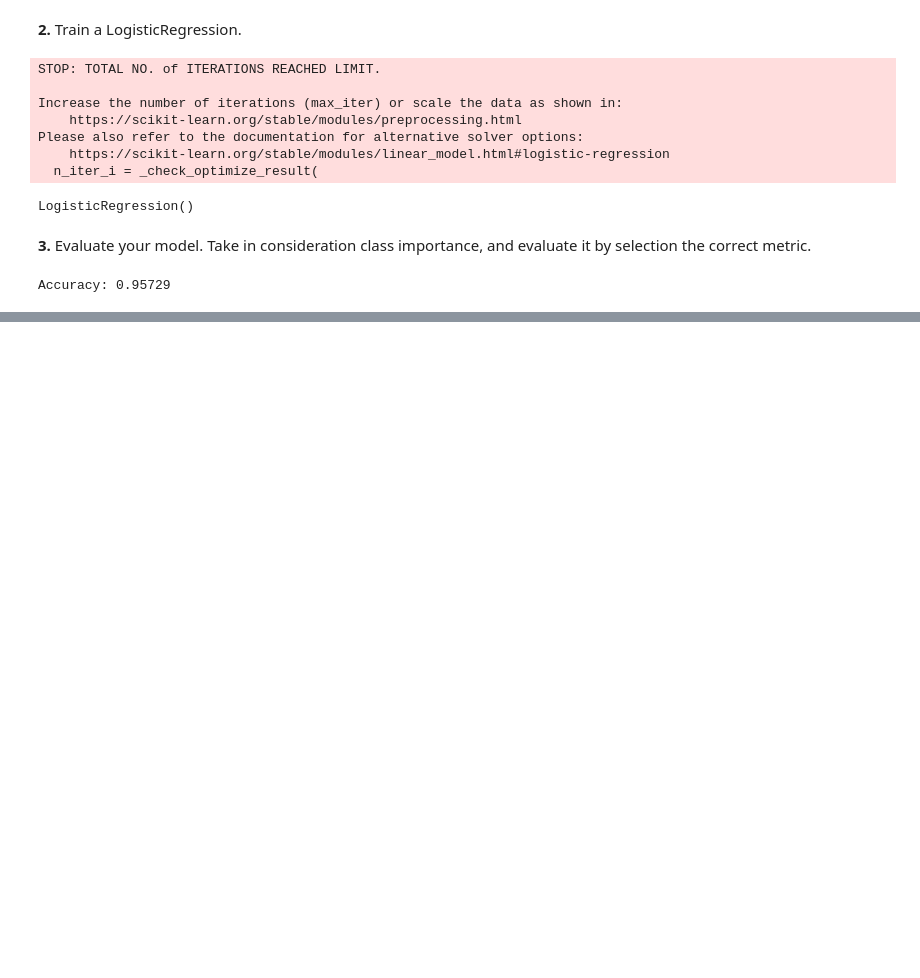
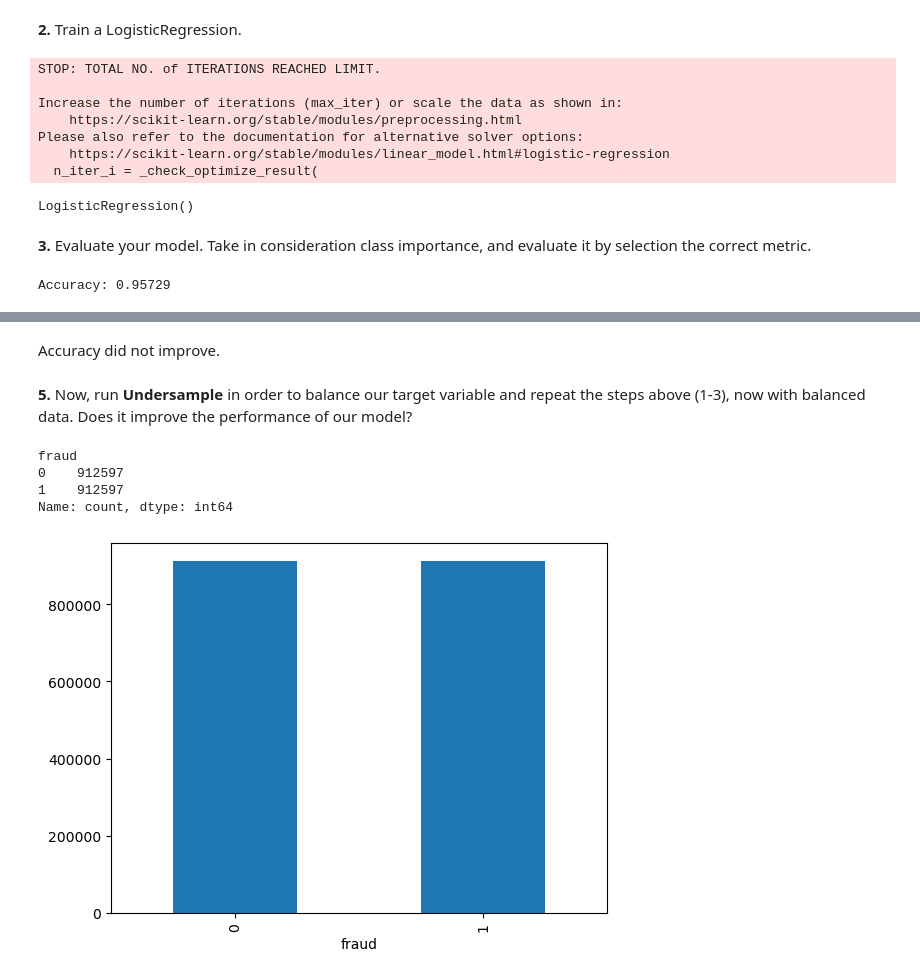
Before and after one commit to jesuserro/lab-imbalanced, a Jupyter notebook: lab-imbalanced.ipynb, the cells around one changed output, grey strips where cells are left out. Cells and saved outputs as stored; diff of their text form; code cells hidden in the pictures; blank space fills up the shorter version.

```diff
--- a/lab-imbalanced.ipynb
+++ b/lab-imbalanced.ipynb
@@ -85,0 +135,19 @@ Accuracy: 0.95729
+# %% [markdown]
+Accuracy did not improve.
+# %% [markdown]
+**5.** Now, run **Undersample** in order to balance our target variable and repeat the steps above (1-3), now with balanced data. Does it improve the performance of our model?
+# %%
+no_fraud_undersampled = resample(fraud, replace=True, n_samples=len(no_fraud), random_state=42)
+
+undersampled = pd.concat([no_fraud, no_fraud_undersampled])
+print(undersampled["fraud"].value_counts())
+
+# Plot fraud and no fraud
+undersampled["fraud"].value_counts().plot(kind="bar")
+plt.show()
+# %% [output]
+fraud
+0    912597
+1    912597
+Name: count, dtype: int64
+[figure, added]
```
Also changed, not shown: parts of 10 cells of this notebook.
